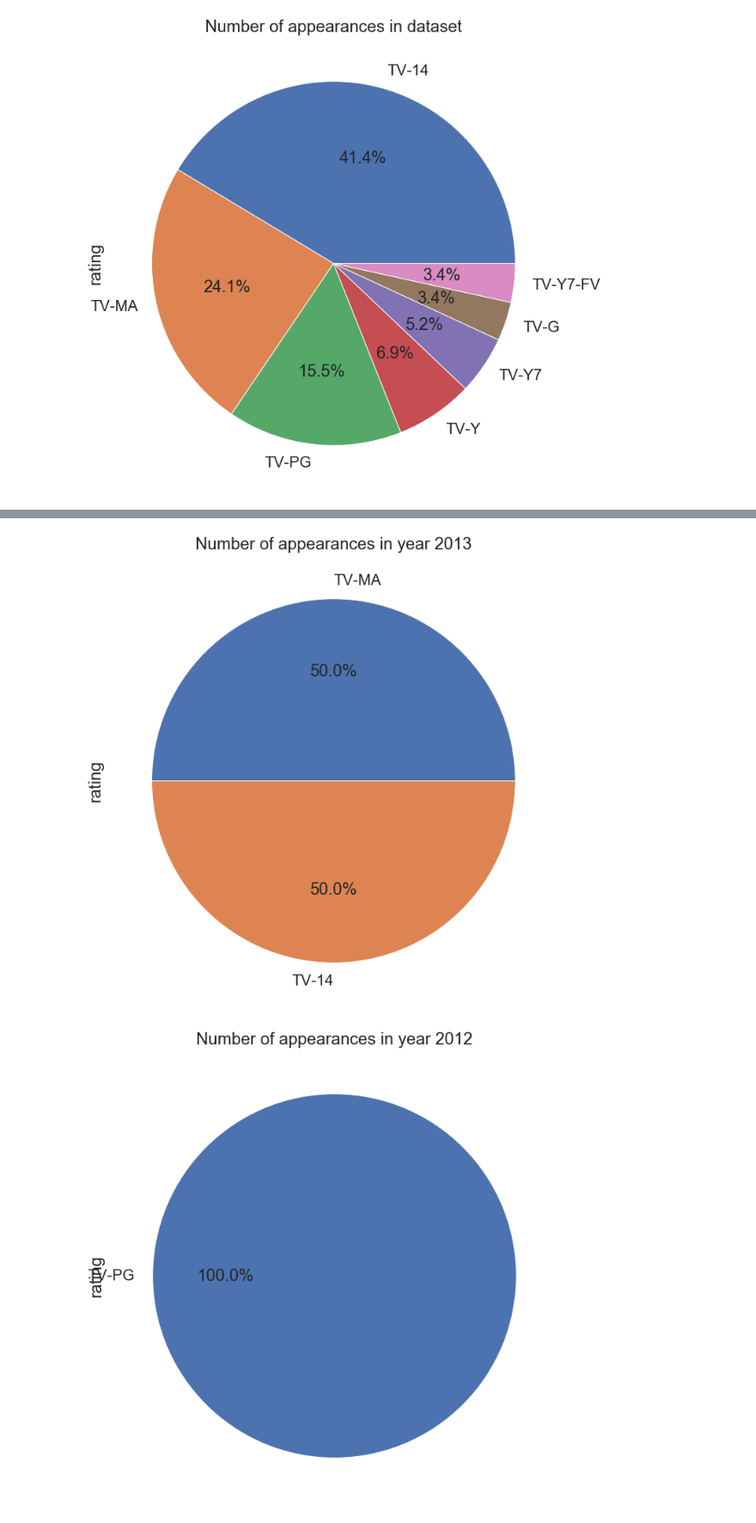
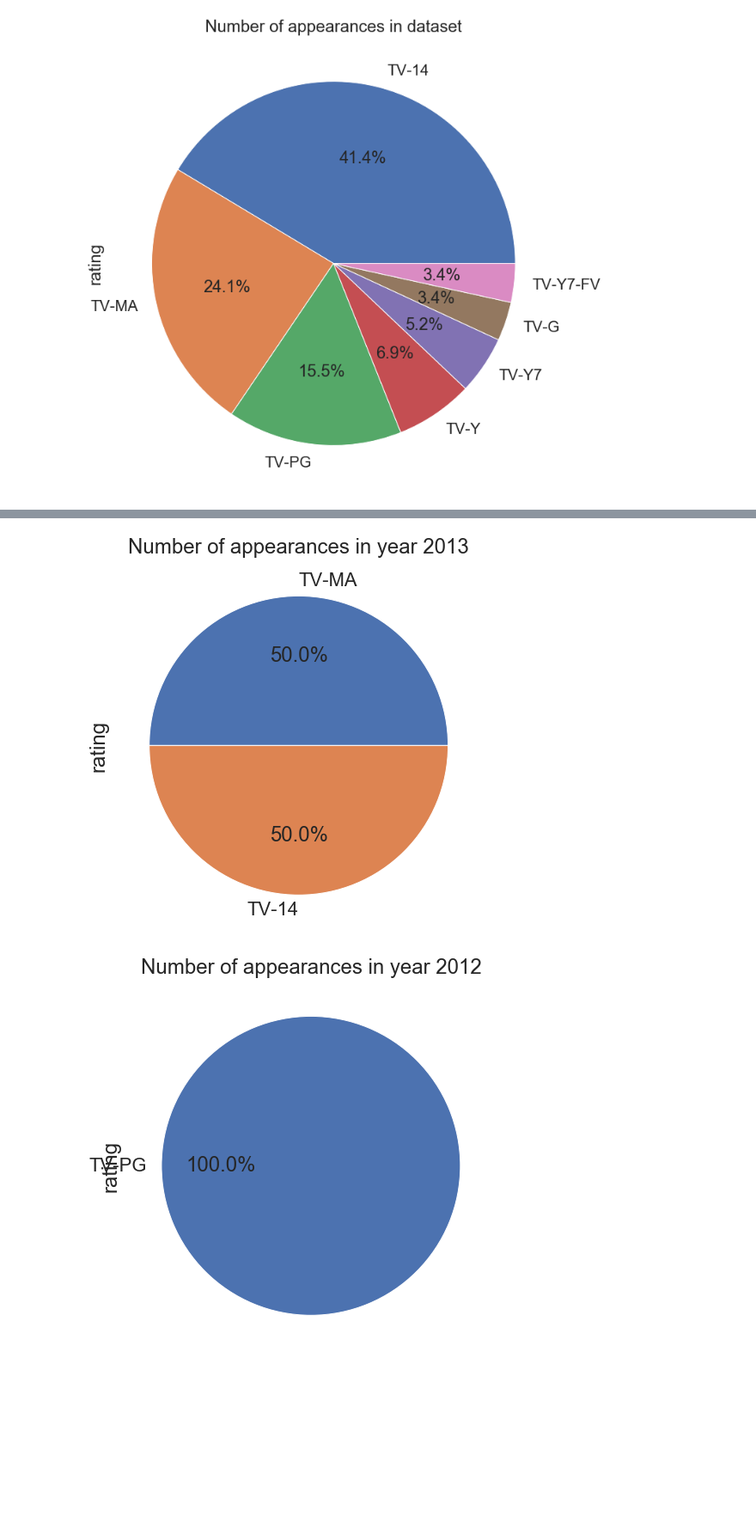
Before and after one commit to AmeerYHassan/Video-Streaming-Analysis, a Jupyter notebook: Graphs/Vaish_code.ipynb, the cells around one changed output, grey strips where cells are left out. Shown at 86% size. Saved outputs shown, nothing was run; the diff lists cells and outputs as text; code cells hidden in the pictures; blank space fills up the shorter version.

```diff
--- a/Graphs/Vaish_code.ipynb
+++ b/Graphs/Vaish_code.ipynb
@@ -108,13 +102,13 @@ plt.show()
 # %%
-plt.figure(figsize=(12,12))
+plt.figure(figsize=(8,8))
 df7.rating.value_counts().plot(kind='pie',autopct='%1.1f%%')
 plt.title('Number of appearances in year 2013')
 plt.show()
 
-plt.figure(figsize=(12,12))
+plt.figure(figsize=(8,8))
 df8.rating.value_counts().plot(kind='pie',autopct='%1.1f%%')
 plt.title('Number of appearances in year 2012')
 plt.show()
 # %% [output]
-[figure, old version]
+[figure, new version]
-[figure, old version]
+[figure, new version]
```
Also changed, not shown: parts of 7 cells of this notebook.
